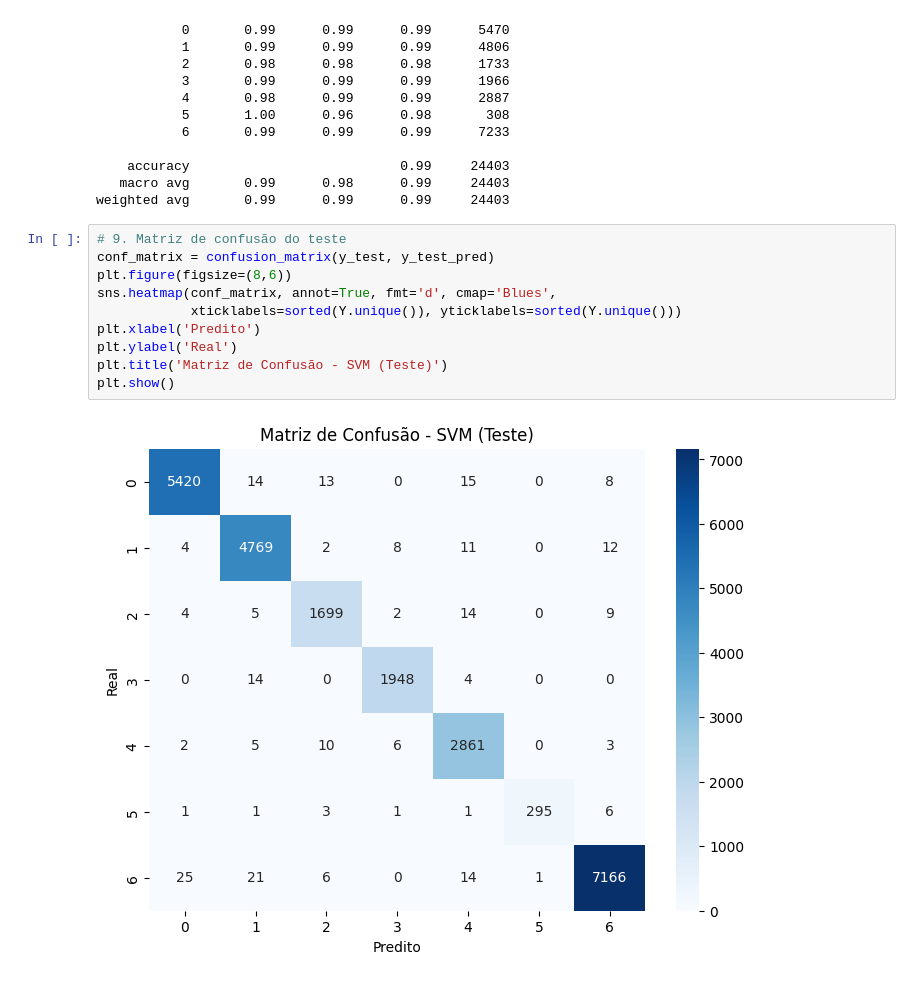
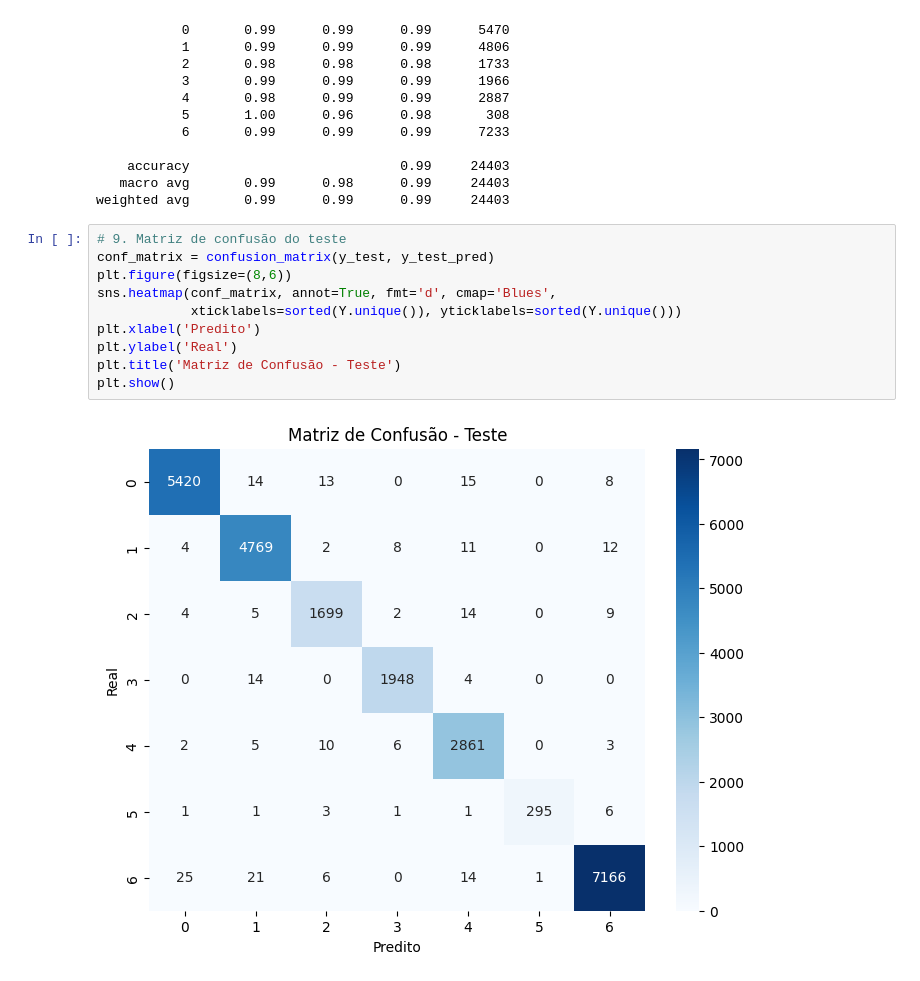
Before and after one commit to allanjfarias/PISI3, a Jupyter notebook: notebooks_classificação_clusters/svm.ipynb, the cells around one changed output. Saved outputs shown, nothing was run; the diff lists cells and outputs as text.

```diff
--- a/notebooks_classificação_clusters/svm.ipynb
+++ b/notebooks_classificação_clusters/svm.ipynb
@@ -83,15 +83,15 @@ weighted avg       0.99      0.99      0.99     24403
 # %%
 # 9. Matriz de confusão do teste
 conf_matrix = confusion_matrix(y_test, y_test_pred)
 plt.figure(figsize=(8,6))
 sns.heatmap(conf_matrix, annot=True, fmt='d', cmap='Blues',
             xticklabels=sorted(Y.unique()), yticklabels=sorted(Y.unique()))
 plt.xlabel('Predito')
 plt.ylabel('Real')
-plt.title('Matriz de Confusão - SVM (Teste)')
+plt.title('Matriz de Confusão - Teste')
 plt.show()
 # %% [output]
-[figure, old version]
+[figure, new version]
 # %%
 
 # Matriz de Confusão para o conjunto de treino
```
Also changed, not shown: parts of 2 cells of this notebook, 1 other file.
